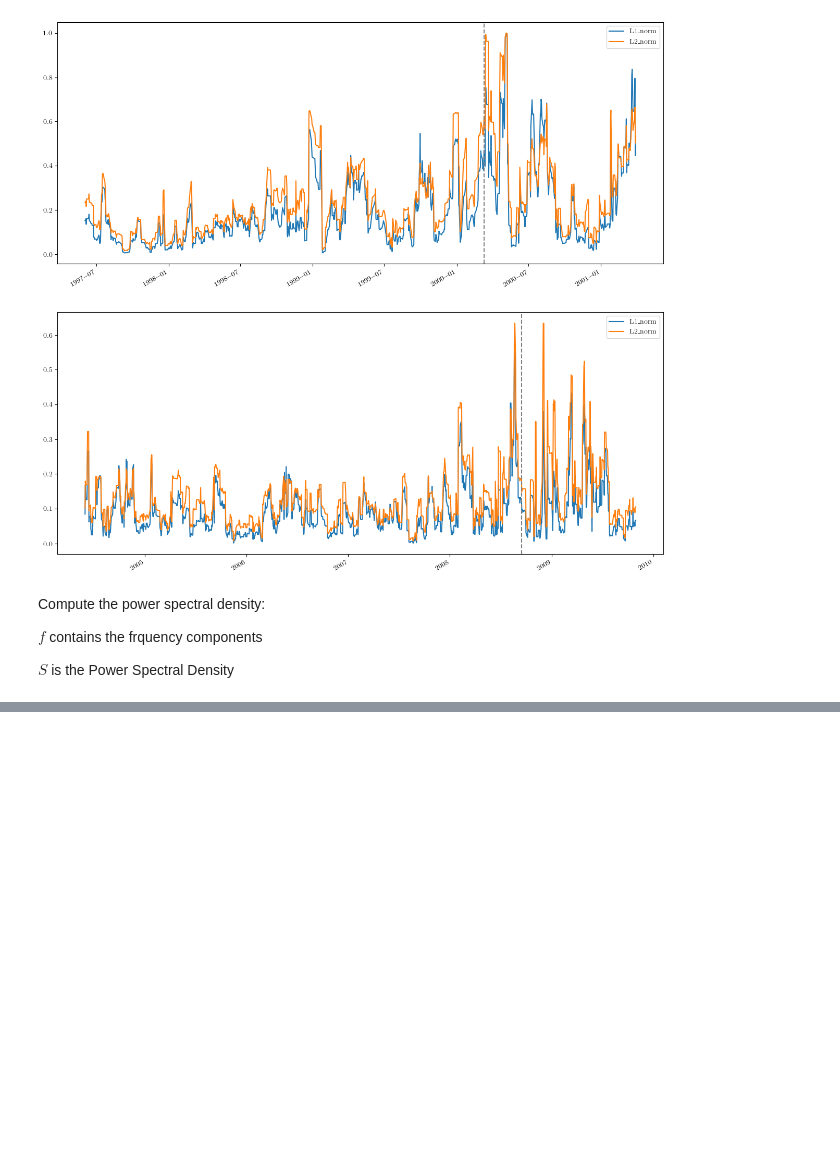
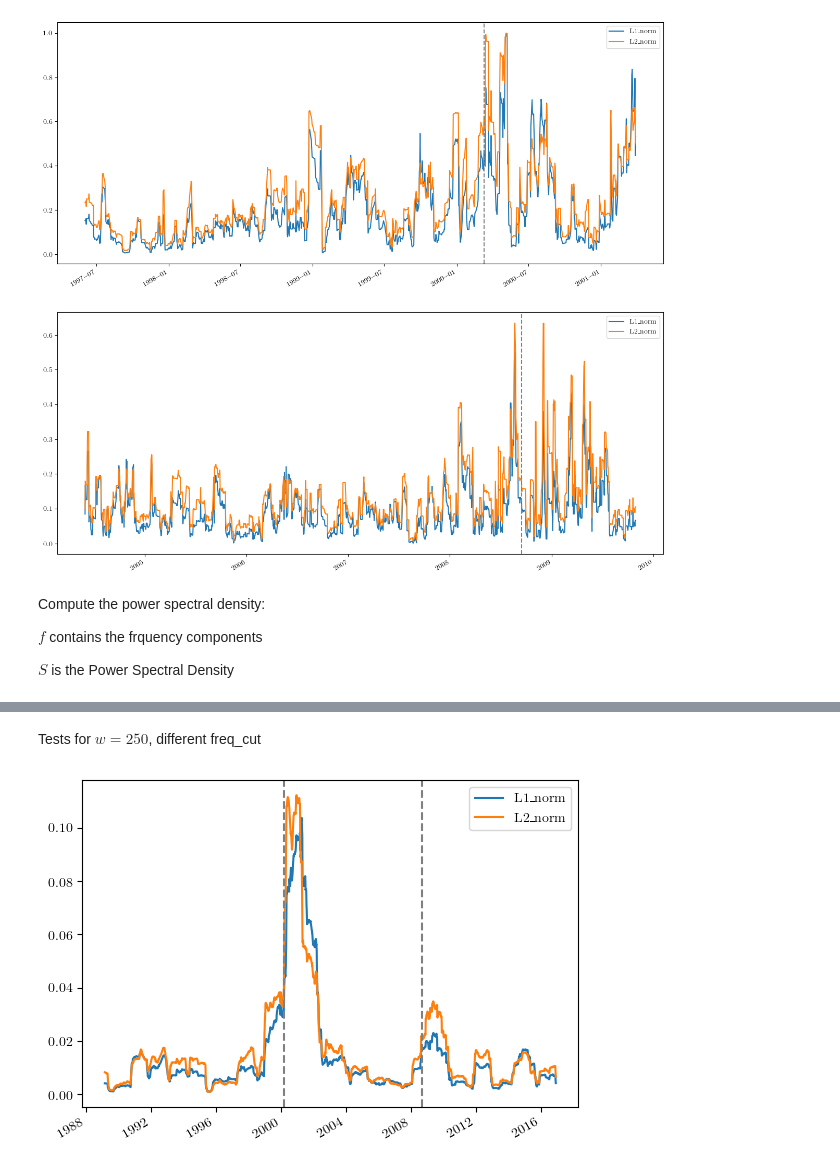
Before and after one commit to FloerHogy/FinancialTimeSeriesTDA, a Jupyter notebook: Project TDA/ProjectTDA.ipynb, the cells around one changed output, grey strips where cells are left out. Drawn from its saved outputs; the diff is of its cells as text; code cells hidden in the pictures; blank space fills up the shorter version.

Commit message:
add average Power Spectral Density

```diff
--- a/Project TDA/ProjectTDA.ipynb
+++ b/Project TDA/ProjectTDA.ipynb
@@ -577,0 +580,5 @@ We now compute these on rolling windows and filter to only keep low frequencies
+# %%
+df_freq = pd.DataFrame((f,S), index = ['frequency','PSD']).transpose()
+print(df_freq.head())
+df_freq.dtypes
+df_freq.describe()
@@ -577,0 +613,21 @@ We now compute these on rolling windows and filter to only keep low frequencies
+# %%
+def avgPSD_total(Serie ,freq_cut):
+    (f,S)= periodogram(Serie,scaling = 'density')
+    df_freq = pd.DataFrame((f,S), index = ['frequency','PSD']).transpose()
+    return df_freq[df_freq['frequency'] < freq_cut]['PSD'].mean()
+
+
+def avgPSD(data, freq_cut, w):
+    return data.rolling(w).agg(lambda x : avgPSD_total(x, freq_cut))
+# %% [markdown]
+Tests for $w = 250$,  different freq_cut
+# %%
+PSD_norms = avgPSD(norms_normalized, 0.5 ,250)
+
+ax = PSD_norms.plot()
+ax.axvline(x = '2008-09-15', color = 'grey', linestyle = '--')
+ax.axvline(x = '2000-03-10', color = 'grey', linestyle = '--')
+
+plt.show()
+# %% [output]
+[figure, added]
```
Also changed, not shown: parts of 14 cells of this notebook.
